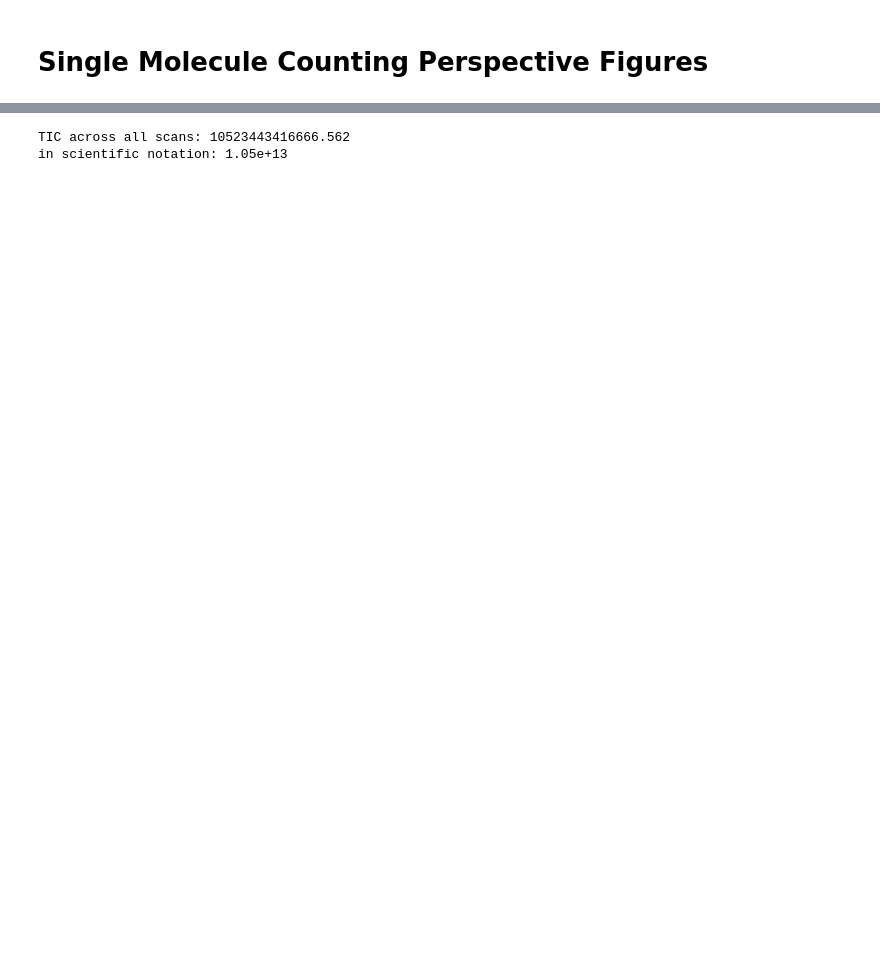
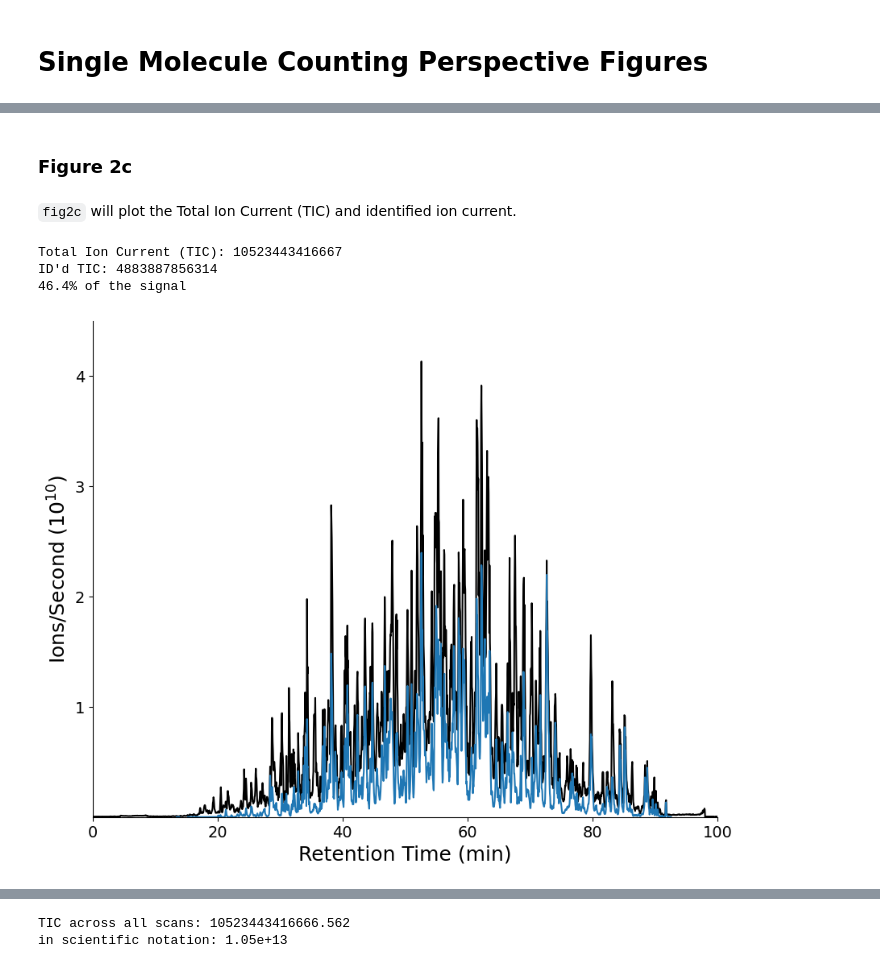
Before and after one commit to uw-maccosslab/single_molecule_counting, a Jupyter notebook: 2022_Single_Molecule_Counting.ipynb, the cells around one changed output, grey strips where cells are left out. Cells and saved outputs as stored; diff of their text form; code cells hidden in the pictures; blank space fills up the shorter version.

```diff
--- a/2022_Single_Molecule_Counting.ipynb
+++ b/2022_Single_Molecule_Counting.ipynb
@@ -2,0 +72,13 @@
+# %% [markdown]
+### Figure 2c
+# %% [markdown]
+`fig2c` will plot the Total Ion Current (TIC) and identified ion current.
+# %%
+# plot figure 2c TIC
+# expect 4 min 42 sec
+single_mol.fig2c(mzml_file, hk_file, elib_file)
+# %% [output]
+Total Ion Current (TIC): 10523443416667
+ID'd TIC: 4883887856314
+46.4% of the signal
+[figure, added]
```
Also changed, not shown: parts of 49 cells of this notebook, 3 other files.
